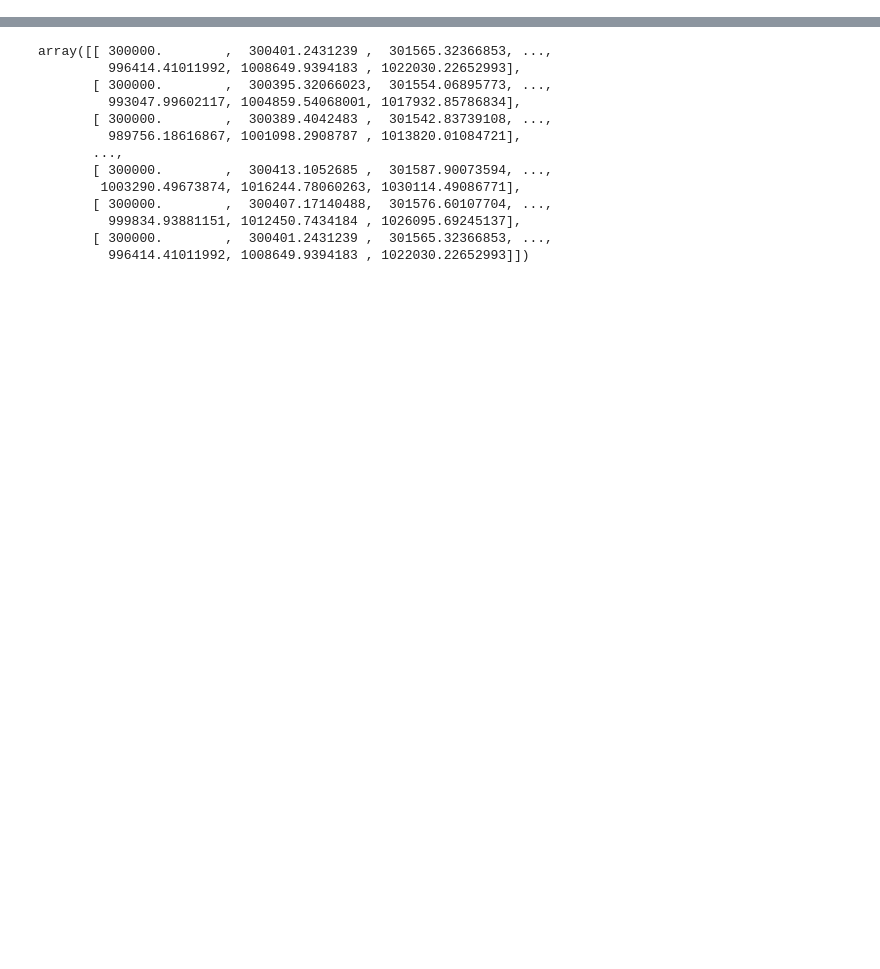
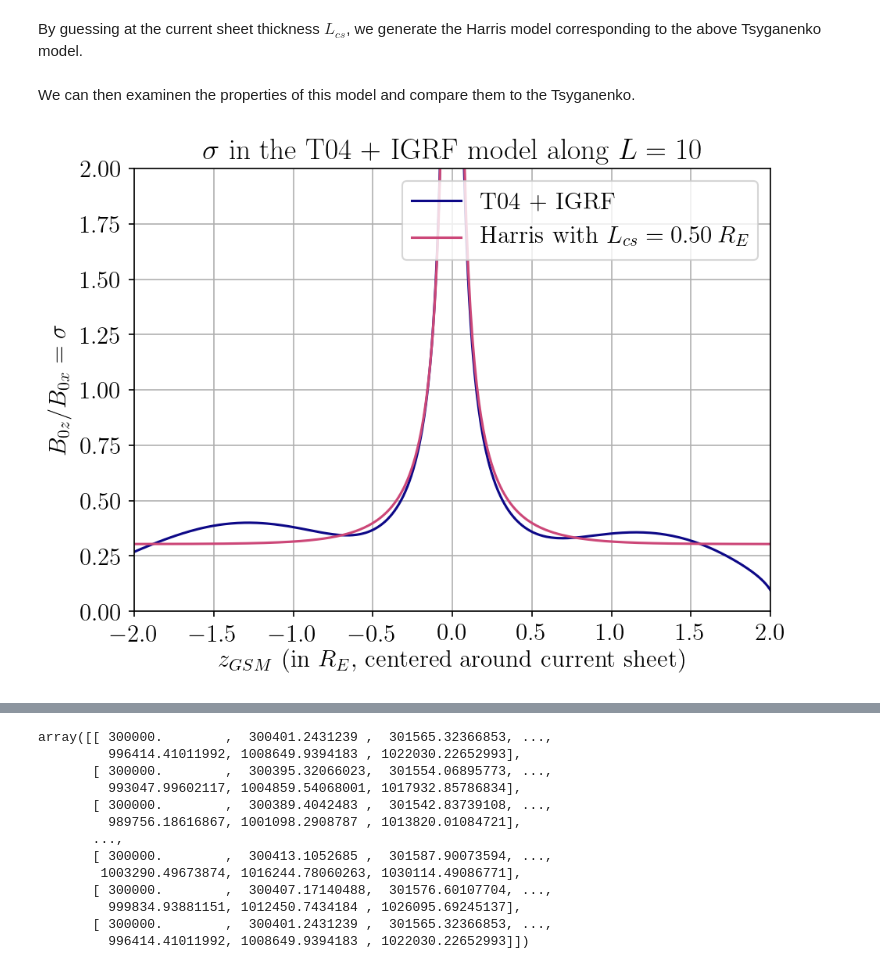
Before and after one commit to zbeever/cpt-solver, a Jupyter notebook: notebooks/reconstruction.ipynb, the cells around one changed output, grey strips where cells are left out. Drawn from its saved outputs; the diff is of its cells as text; code cells hidden in the pictures; blank space fills up the shorter version.

Commit message:
Reorganized some materials. Made the line of thought in the Jupyter notebook much more clear.

```diff
--- a/notebooks/reconstruction.ipynb
+++ b/notebooks/reconstruction.ipynb
@@ -183,0 +38,15 @@ plt.show()
+# %%
+L = 10
+
+rr = field_line(b_field, np.array([-L * Re, 0., 0.]))
+bv, bm, brm = b_along_path(b_field, rr)
+cs_ind = bm.argmin()
+
+b_mirror_south = bm[np.abs(np.linalg.norm(rr[0:cs_ind], axis=1) - (Re + 100e3)).argmin()]
+b_mirror_north = bm[np.abs(np.linalg.norm(rr[cs_ind:], axis=1) - (Re + 100e3)).argmin() + cs_ind]
+
+b0 = bm[cs_ind]
+b_mirror = min(b_mirror_north, b_mirror_south)
+
+eq_loss_cone_ang = np.arcsin(np.sqrt(bm[cs_ind] / b_mirror))
+print(f'The equatorial loss cone angle is {np.degrees(eq_loss_cone_angle):.3f} degrees.')
@@ -283,4 +58,0 @@ s = solver(uniform_field(1, np.array([0., 1., 0.])), b_field_h, higueracary)
-# %%
-r = np.array([0., 0., -5 * Re])
-b_spawn = np.linalg.norm(b_field_h(r))
-pa = np.arcsin(np.sqrt(b_spawn / (sigma * b0x)) * np.sin(np.radians(1.2716100390783267)))
@@ -329,0 +76,2 @@ for i in range(1000):
+# %% [markdown]
+By guessing at the current sheet thickness $L_{cs}$, we generate the Harris model corresponding to the above Tsyganenko model.
@@ -329,0 +83,2 @@ for i in range(1000):
+# %% [markdown]
+We can then examinen the properties of this model and compare them to the Tsyganenko.
@@ -329,0 +110,18 @@ for i in range(1000):
+# %%
+pad = 480
+plt.figure(figsize=(7, 5))
+
+plt.plot((rr[:, 2][pad:-pad] - rr[cs_ind, 2]) / Re, np.abs(bv[:, 2][pad:-pad] / bv[:, 0][pad:-pad]), label='T04 + IGRF')
+plt.plot(zs_h, np.abs(bh_v[:, 2] / bh_v[:, 0]), c='C7', label=f'Harris with $L_{{cs}}={L_cs / Re:.2f}\,R_E$')
+
+plt.xlim([-2, 2])
+plt.xlabel('$z_{GSM}$ (in $R_E$, centered around current sheet)')
+plt.ylim([0, 2])
+plt.ylabel(r'$B_{0z}/B_{0x} = \sigma$')
+plt.title(f'$\sigma$ in the T04 + IGRF model along $L = {L}$')
+
+plt.legend()
+plt.grid()
+plt.show()
+# %% [output]
+[figure, added]
```
Also changed, not shown: parts of 84 cells of this notebook, 1 other file.
